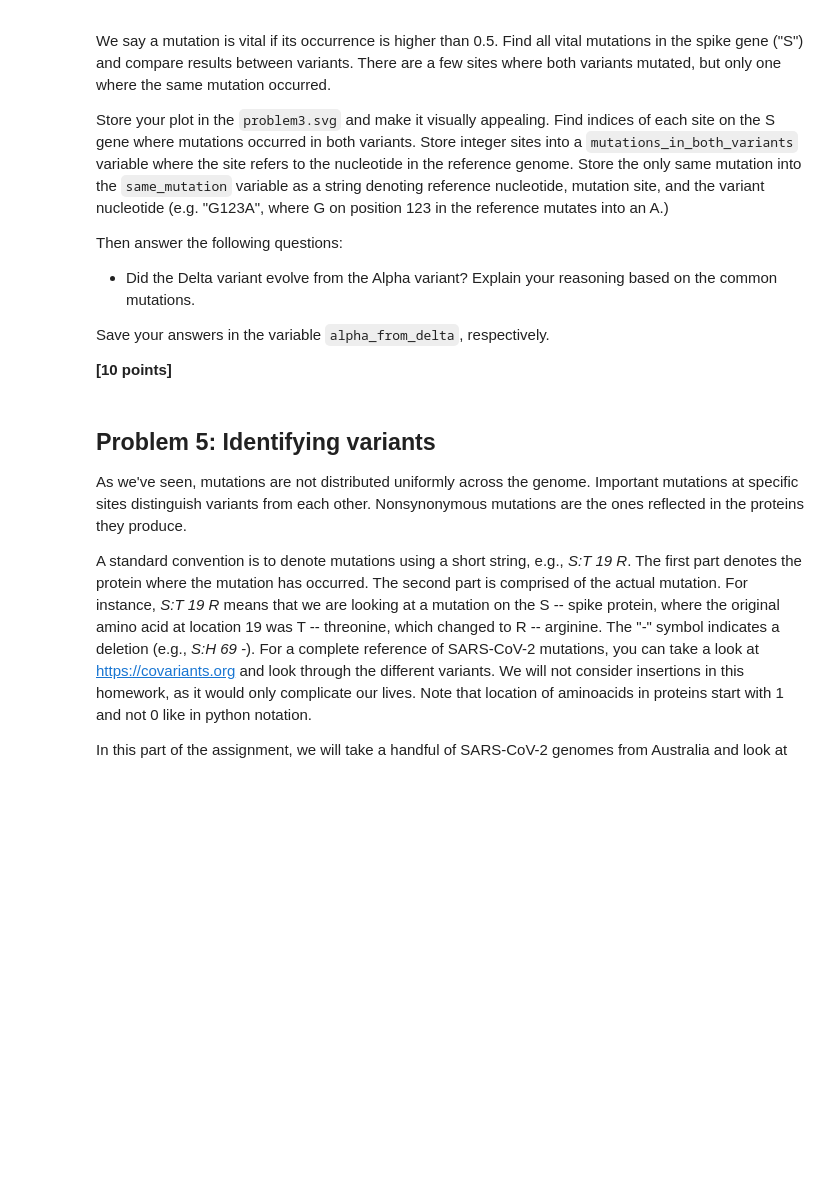
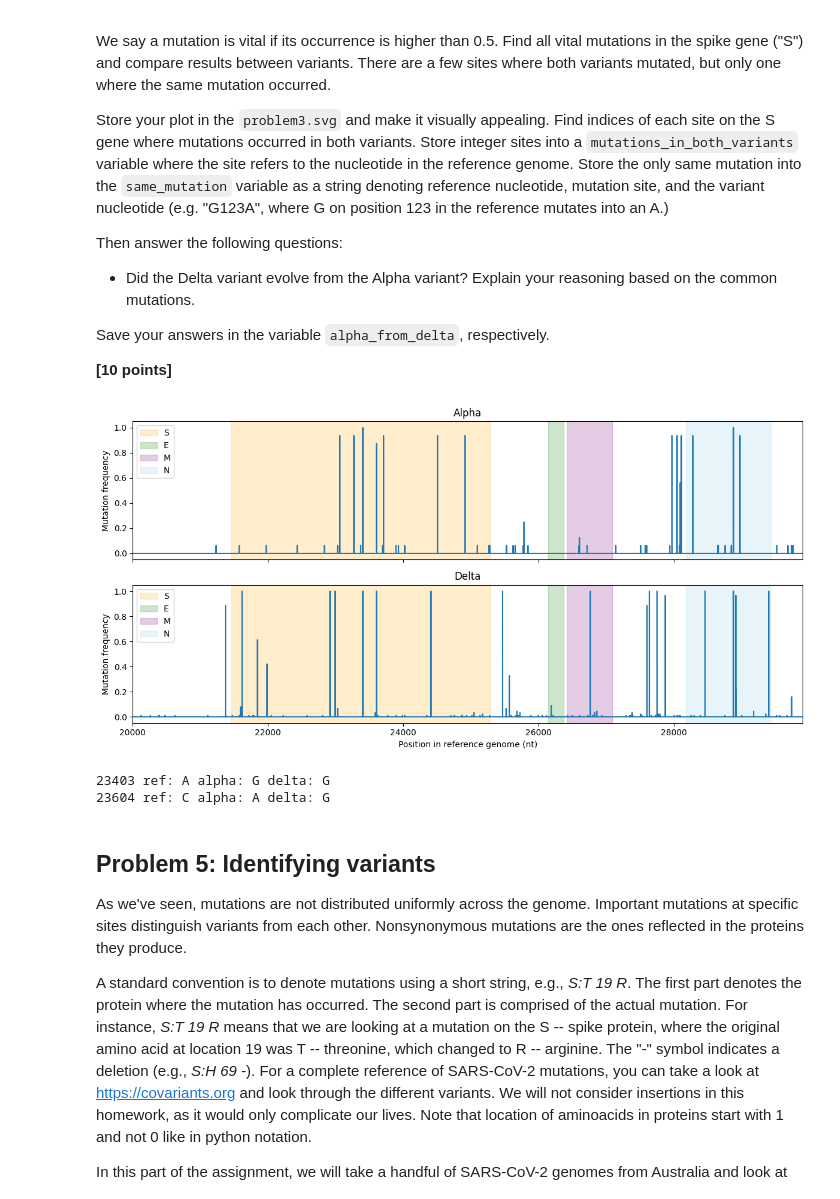
Before and after one commit to ashleeton/assign_viral_evo, a Jupyter notebook: viral_evo_workbook.ipynb, the cells around one changed output. Drawn from its saved outputs; the diff is of its cells as text; code cells hidden in the pictures; blank space fills up the shorter version.

Commit message:
finished problem 4 code

```diff
--- a/viral_evo_workbook.ipynb
+++ b/viral_evo_workbook.ipynb
@@ -393,4 +393,59 @@ delta_variants =  ["EPI_ISL_1904460", "EPI_ISL_1904466", "EPI_ISL_1904469", "EPI
                    "EPI_ISL_7748623", "EPI_ISL_7748687", "EPI_ISL_7621974", "EPI_ISL_8901160", "EPI_ISL_10116719",
                    "EPI_ISL_8901318", "EPI_ISL_8901337", "EPI_ISL_10116652", "EPI_ISL_8900986", "EPI_ISL_8901124",
                    "EPI_ISL_8901168", "EPI_ISL_8901097", "EPI_ISL_10116931"]
+# %%
+alpha_seqs = [seqs[ids.index(a)] for a in alpha_variants]
+delta_seqs = [seqs[ids.index(a)] for a in delta_variants]
+
+ref = seqs[ids.index("NC_045512.2")]
+real_bases = ["A", "C", "G", "T"]
+# %%
+def mutation_frequency(ref, variant_seqs):
+    real_bases = ["A", "C", "G", "T"]
+    matrix = []
+    for s in variant_seqs:
+        row = []
+        for x, y in zip(ref, s):
+            if x not in real_bases or y not in real_bases:
+                row.append(0)
+            elif x != y:
+                row.append(1)
+            else:
+                row.append(0)
+        matrix.append(row)
+    return np.mean(matrix, axis=0)
+
+alpha_freq = mutation_frequency(ref, alpha_seqs)
+delta_freq = mutation_frequency(ref, delta_seqs)
+# %%
+fig, axes = plt.subplots(2, 1, figsize=(12, 6), sharex=True)
+gene_colours = {"S": "orange", "E": "green", "M": "purple", "N": "skyblue"}
+
+for ax, freq, title in zip(axes, [alpha_freq, delta_freq], ["Alpha", "Delta"]):
+    ax.plot(freq)
+    ax.set_xlim(20000, len(freq))
+    for name, (start, end) in gene_locations.items():
+        ax.axvspan(start, end, alpha=0.2, color=gene_colours[name], label=name)
+    ax.set_title(title)
+    ax.set_ylabel("Mutation frequency")
+    ax.legend()
+axes[1].set_xlabel("Position in reference genome (nt)")
+fig.tight_layout()
+fig.savefig("problem3.svg")
+# %% [output]
+[figure, added]
+# %%
+s_start, s_end = gene_locations["S"]
+positions = np.arange(len(alpha_freq))
+alpha_vital = np.where((alpha_freq > 0.5) & (positions >= s_start) & (positions <= s_end))[0]
+delta_vital = np.where((delta_freq > 0.5) & (positions >= s_start) & (positions <= s_end))[0]
+
+for i in np.intersect1d(alpha_vital, delta_vital):
+    print(i + 1,
+          "ref:", ref[i],
+          "alpha:", alpha_seqs[0][i],
+          "delta:", delta_seqs[0][i])
+# %% [output]
+23403 ref: A alpha: G delta: G
+23604 ref: C alpha: A delta: G
 # %%
```
Also changed, not shown: parts of 1 cell of this notebook, 2 other files.
